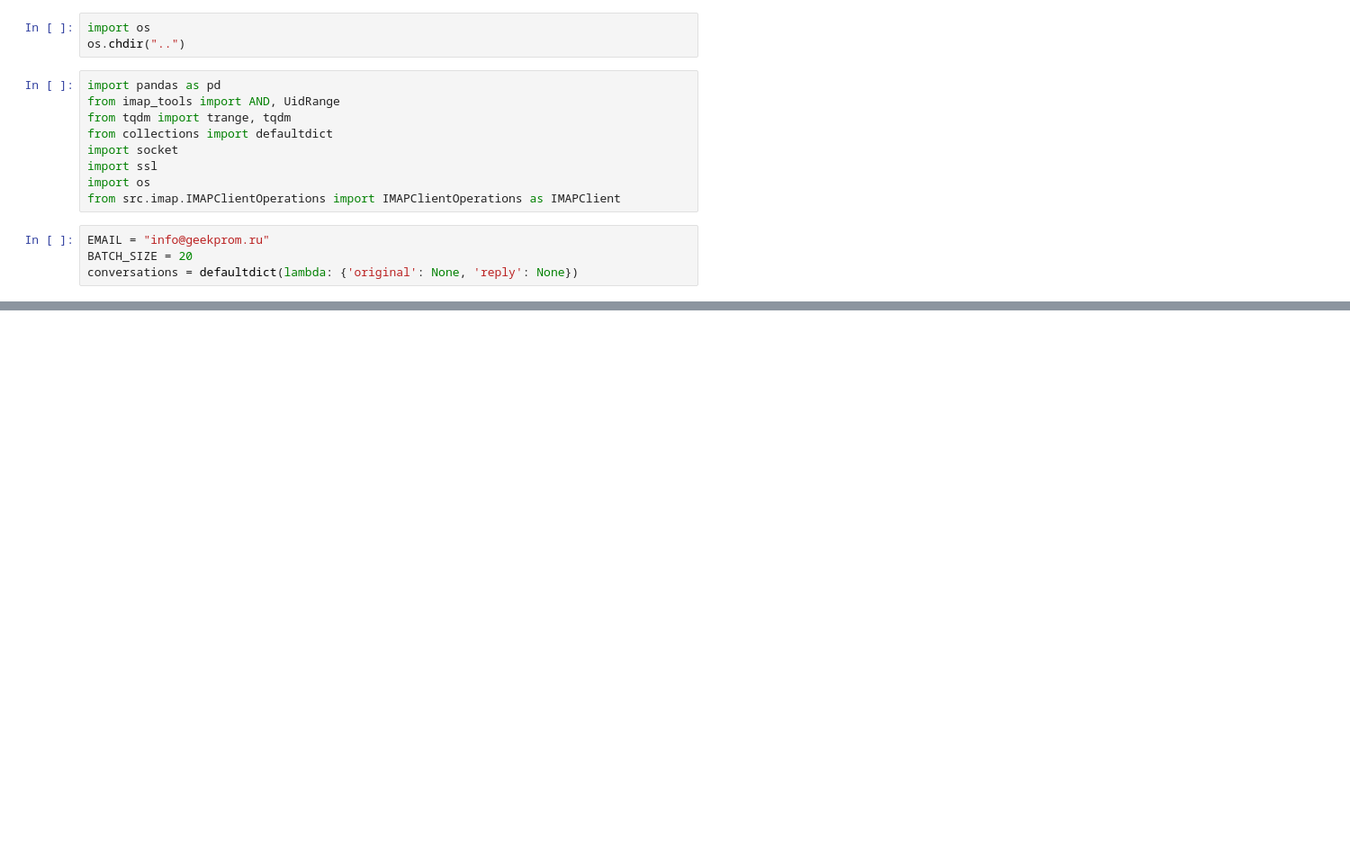
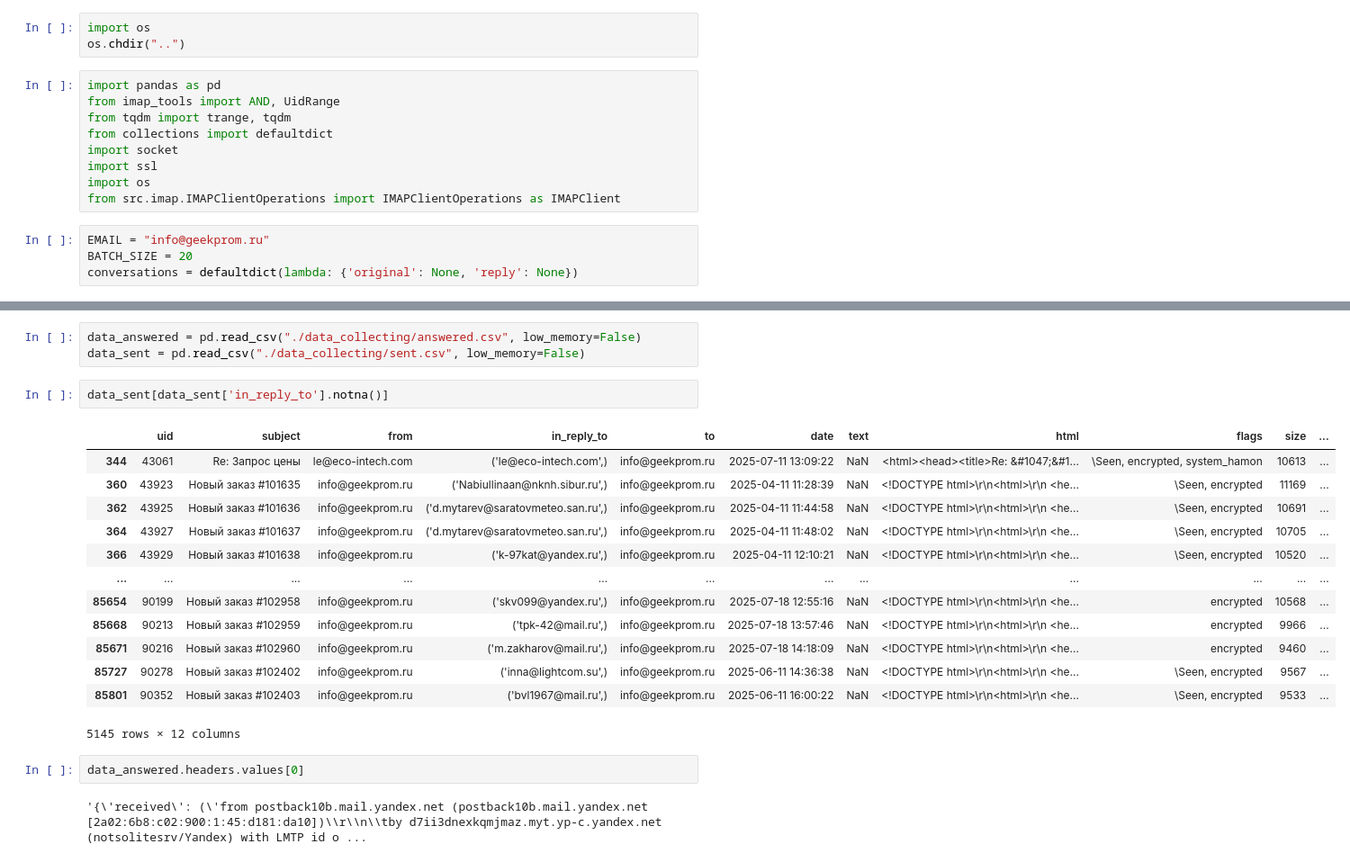
Before and after one commit to Arseso/GasRequestsSorter, a Jupyter notebook: data_collecting/collecting.ipynb, the cells around one changed output, grey strips where cells are left out. Shown at 90% size. Cells and saved outputs as stored; diff of their text form; blank space fills up the shorter version.

Commit message:
data_collecting

```diff
--- a/data_collecting/collecting.ipynb
+++ b/data_collecting/collecting.ipynb
@@ -120,0 +152,23 @@ KeyboardInterrupt:
+# %%
+data_answered = pd.read_csv("./data_collecting/answered.csv", low_memory=False)
+data_sent = pd.read_csv("./data_collecting/sent.csv", low_memory=False)
+# %%
+data_sent[data_sent['in_reply_to'].notna()]
+# %% [output]
+|  | uid | subject | from | in_reply_to | to | date | text | html | flags | size | ... |
+| 344 | 43061 | Re: Запрос цены | le@eco-intech.com | ('le@eco-intech.com',) | info@geekprom.ru | 2025-07-11 13:09:22 | NaN | <html><head><title>Re: &#1047;&#1... | \Seen, encrypted, system_hamon | 10613 | ... |
+| 360 | 43923 | Новый заказ #101635 | info@geekprom.ru | ('Nabiullinaan@nknh.sibur.ru',) | info@geekprom.ru | 2025-04-11 11:28:39 | NaN | <!DOCTYPE html>\r\n<html>\r\n <he... | \Seen, encrypted | 11169 | ... |
+| 362 | 43925 | Новый заказ #101636 | info@geekprom.ru | ('d.mytarev@saratovmeteo.san.ru',) | info@geekprom.ru | 2025-04-11 11:44:58 | NaN | <!DOCTYPE html>\r\n<html>\r\n <he... | \Seen, encrypted | 10691 | ... |
+| 364 | 43927 | Новый заказ #101637 | info@geekprom.ru | ('d.mytarev@saratovmeteo.san.ru',) | info@geekprom.ru | 2025-04-11 11:48:02 | NaN | <!DOCTYPE html>\r\n<html>\r\n <he... | \Seen, encrypted | 10705 | ... |
+| 366 | 43929 | Новый заказ #101638 | info@geekprom.ru | ('k-97kat@yandex.ru',) | info@geekprom.ru | 2025-04-11 12:10:21 | NaN | <!DOCTYPE html>\r\n<html>\r\n <he... | \Seen, encrypted | 10520 | ... |
+| ... | ... | ... | ... | ... | ... | ... | ... | ... | ... | ... | ... |
+| 85654 | 90199 | Новый заказ #102958 | info@geekprom.ru | ('skv099@yandex.ru',) | info@geekprom.ru | 2025-07-18 12:55:16 | NaN | <!DOCTYPE html>\r\n<html>\r\n <he... | encrypted | 10568 | ... |
+| 85668 | 90213 | Новый заказ #102959 | info@geekprom.ru | ('tpk-42@mail.ru',) | info@geekprom.ru | 2025-07-18 13:57:46 | NaN | <!DOCTYPE html>\r\n<html>\r\n <he... | encrypted | 9966 | ... |
+| 85671 | 90216 | Новый заказ #102960 | info@geekprom.ru | ('m.zakharov@mail.ru',) | info@geekprom.ru | 2025-07-18 14:18:09 | NaN | <!DOCTYPE html>\r\n<html>\r\n <he... | encrypted | 9460 | ... |
+| 85727 | 90278 | Новый заказ #102402 | info@geekprom.ru | ('inna@lightcom.su',) | info@geekprom.ru | 2025-06-11 14:36:38 | NaN | <!DOCTYPE html>\r\n<html>\r\n <he... | \Seen, encrypted | 9567 | ... |
+| 85801 | 90352 | Новый заказ #102403 | info@geekprom.ru | ('bvl1967@mail.ru',) | info@geekprom.ru | 2025-06-11 16:00:22 | NaN | <!DOCTYPE html>\r\n<html>\r\n <he... | \Seen, encrypted | 9533 | ... |
+5145 rows × 12 columns
+# %%
+data_answered.headers.values[0]
+# %% [output]
+'{\'received\': (\'from postback10b.mail.yandex.net (postback10b.mail.yandex.net [2a02:6b8:c02:900:1:45:d181:da10])\\r\\n\\tby d7ii3dnexkqmjmaz.myt.yp-c.yandex.net (notsolitesrv/Yandex) with LMTP id o ...
```
Also changed, not shown: parts of 17 cells of this notebook, 1 other file.
